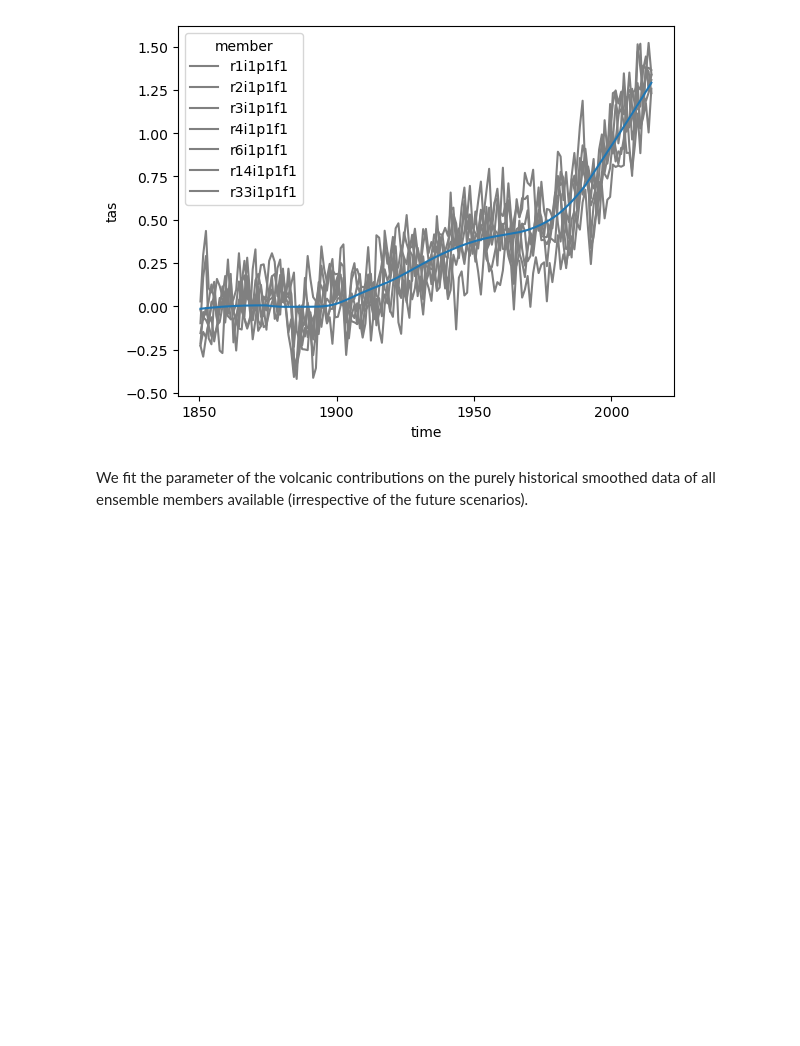
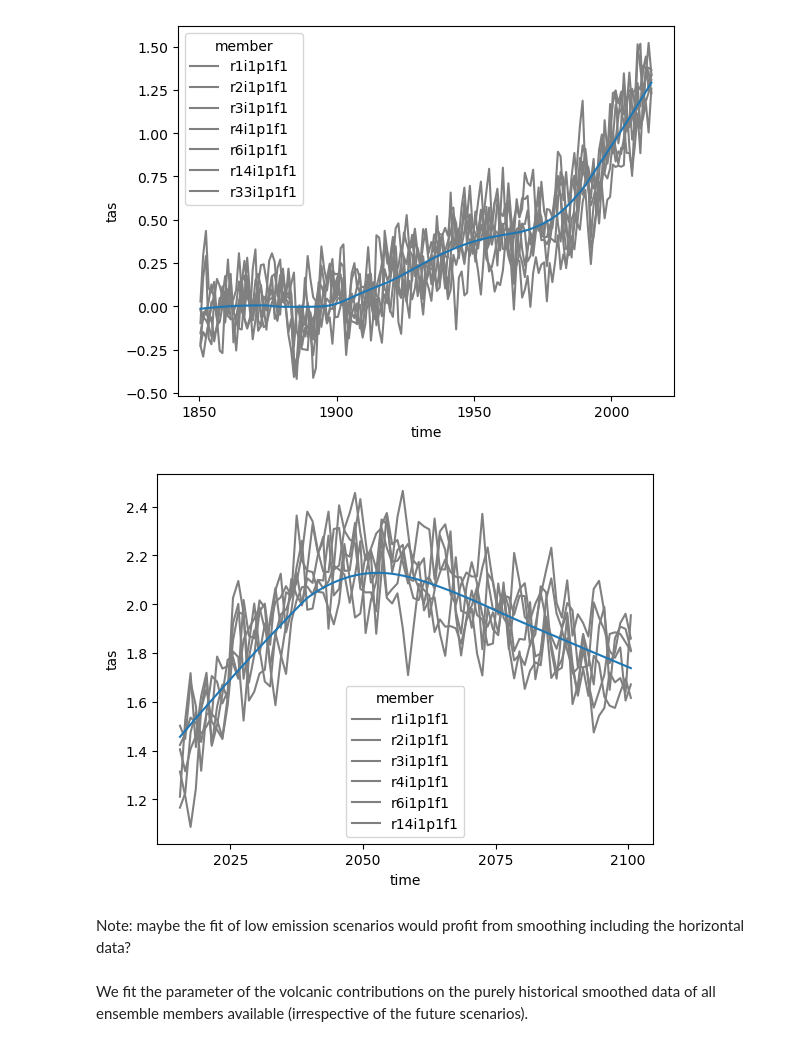
Before and after one commit to MESMER-group/mesmer, a Jupyter notebook: examples/Dataset_surfer.ipynb, the cells around one changed output. Saved outputs shown, nothing was run; the diff lists cells and outputs as text; code cells hidden in the pictures; blank space fills up the shorter version.

```diff
--- a/examples/Dataset_surfer.ipynb
+++ b/examples/Dataset_surfer.ipynb
@@ -276,4 +188,6 @@ The volcanic contributions to the historical period have to be removed
 First, smooth the historical forcing data using a lowess smoother, using 50 time steps to calculate `freq`.
 # %%
 # make global mean
-tas_hist_globmean = mesmer.weighted.global_mean(tas_anoms_hist)
+global_mean_dt = map_over_subtree(mesmer.weighted.global_mean)
+tas_globmean = global_mean_dt(tas_anoms)
+tas_globmean
@@ -280,7 +212,8 @@ tas_hist_globmean = mesmer.weighted.global_mean(tas_anoms_hist)
 # %%
 # mean over members before smoothing
 n_steps = 50
-tas_hist_globmean_smoothed = mesmer.stats.lowess(
-    tas_hist_globmean.mean(dim="member"), dim="time", n_steps=n_steps, use_coords=False
+lowess_dt = map_over_subtree(mesmer.stats.lowess)
+tas_globmean_smoothed = lowess_dt(
+    tas_globmean.mean(dim="member"), dim="time", n_steps=n_steps, use_coords=False
 )
 # %%
@@ -289,6 +223,15 @@ tas_hist_globmean_smoothed.tas.plot.line(x="time")
 plt.show()
 # %% [output]
 [figure]
+# %%
+# plot low emission scenario
+tas_globmean["ssp119"].tas.plot.line(x="time", color="grey")
+tas_globmean_smoothed["ssp119"].ds.tas.plot.line(x="time")
+plt.show()
+# %% [output]
+[figure, added]
+# %% [markdown]
+Note: maybe the fit of low emission scenarios would profit from smoothing including the horizontal data?
 # %% [markdown]
 We fit the parameter of the volcanic contributions on the purely historical smoothed data of all ensemble members available (irrespective of the future scenarios).
 # %%
```
Also changed, not shown: parts of 37 cells of this notebook.
